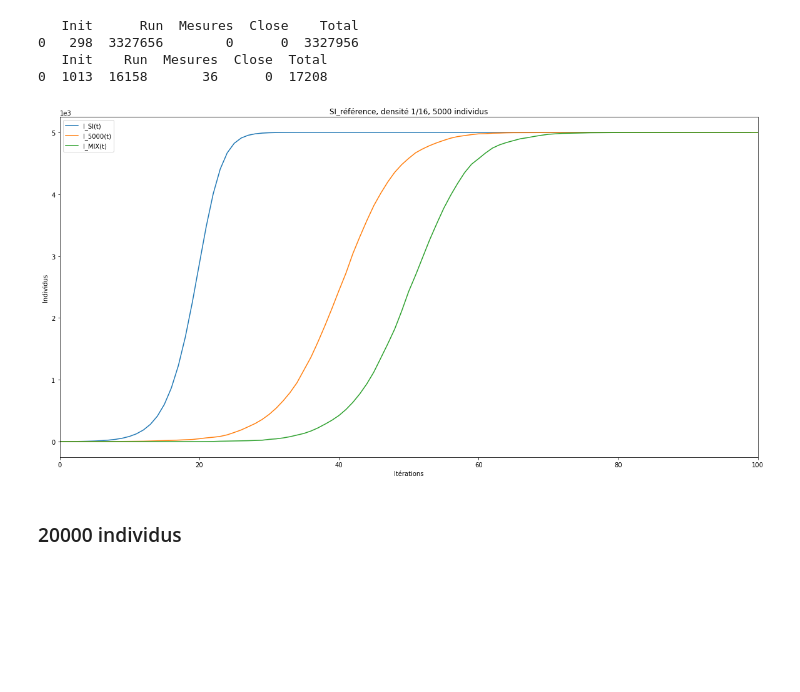
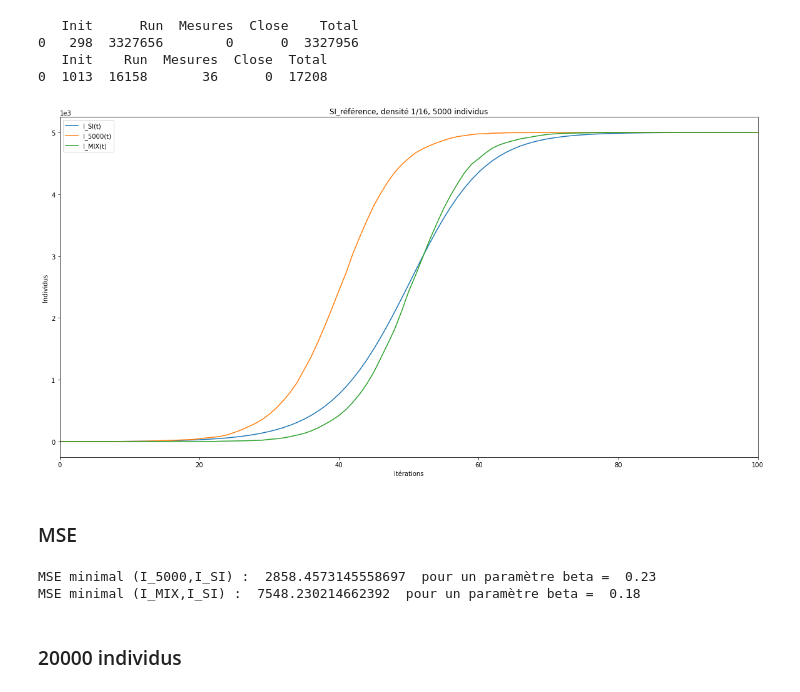
Before and after one commit to maximepasquier/Diversity, a Jupyter notebook: Python/SI_reference.ipynb, the cells around one changed output. Cells and saved outputs as stored; diff of their text form; code cells hidden in the pictures; blank space fills up the shorter version.

```diff
--- a/Python/SI_reference.ipynb
+++ b/Python/SI_reference.ipynb
@@ -5,7 +5,7 @@ import numpy as np
 import math
 from pathlib import Path
 # %%
-def infection(S, I, N, iterations):
+def infection(S, I, N, iterations, I_comp, S_comp, beta):
     for i in range(iterations):
         S, I = S - beta * ((S * I) / N), I + beta * ((S * I) / N)
         S_comp.append(S)
@@ -690,41 +775,45 @@ print(temps_data)
 # %%
 contamine1 = pd.read_csv(path1 + "/data_csv/m_nombre_contamine.csv", dtype=int)
 contamine2 = pd.read_csv(path2 + "/data_csv/m_nombre_contamine.csv", dtype=int)
 
 N = 5000 # S + I = N
-beta = 0.5
+beta = 0.18
 iterations = 100
 
 S = N - 1
 I = 1
 
 S_comp = [] # infected compartment
 I_comp = [] # susceptible compartment
 
-infection(S, I, N, iterations)
+infection(S, I, N, iterations, I_comp, S_comp, beta)
 figure = plt.figure(figsize=(20, 10))
 
 I_SI, = plt.plot(I_comp, label='I_SI(t)')
 I_5000, = plt.plot(contamine1, label='I_5000(t)')
 I_MIX, = plt.plot(contamine2, label='I_MIX(t)')
 
 plt.title("SI_référence, densité 1/16, 5000 individus")
 plt.xlabel("Itérations")
 plt.ylabel("Individus")
 plt.legend(handles=[I_SI, I_5000, I_MIX])
 
 plt.ticklabel_format(style='sci', axis='y', scilimits=(0,0)) # use scientific notation
 
 plt.xlim([0, iterations])
 plt.show()
-
-# MSE I
-#print("MSE I : ", np.square(np.subtract(contamine['Nombre de contaminés'].values.tolist(),I_comp)).mean())
-
-# MSE S
-#print("MSE S : ", np.square(np.subtract(nombre_individus['Nombre de contaminés'].values.tolist(),S_comp)).mean())
 # %% [output]
-[figure, old version]
+[figure, new version]
+# %% [markdown]
+### MSE
+# %%
+iterations_5000 = 200
+print("MSE minimal (I_5000,I_SI) : ", SI_mse_calc(N,iterations_5000,contamine1)[0], " pour un paramètre beta = ", SI_mse_calc(N,iterations_5000,contamine1)[1])
+iterations_mix = 300
+print("MSE minimal (I_MIX,I_SI) : ", SI_mse_calc(N,iterations_mix,contamine2)[0], " pour un paramètre beta = ", SI_mse_calc(N,iterations_mix,contamine2)[1])
+# %% [output]
+MSE minimal (I_5000,I_SI) :  2858.4573145558697  pour un paramètre beta =  0.23
+MSE minimal (I_MIX,I_SI) :  7548.230214662392  pour un paramètre beta =  0.18
 # %% [markdown]
 ### 20000 individus
 # %%
```
Also changed, not shown: parts of 46 cells of this notebook.
